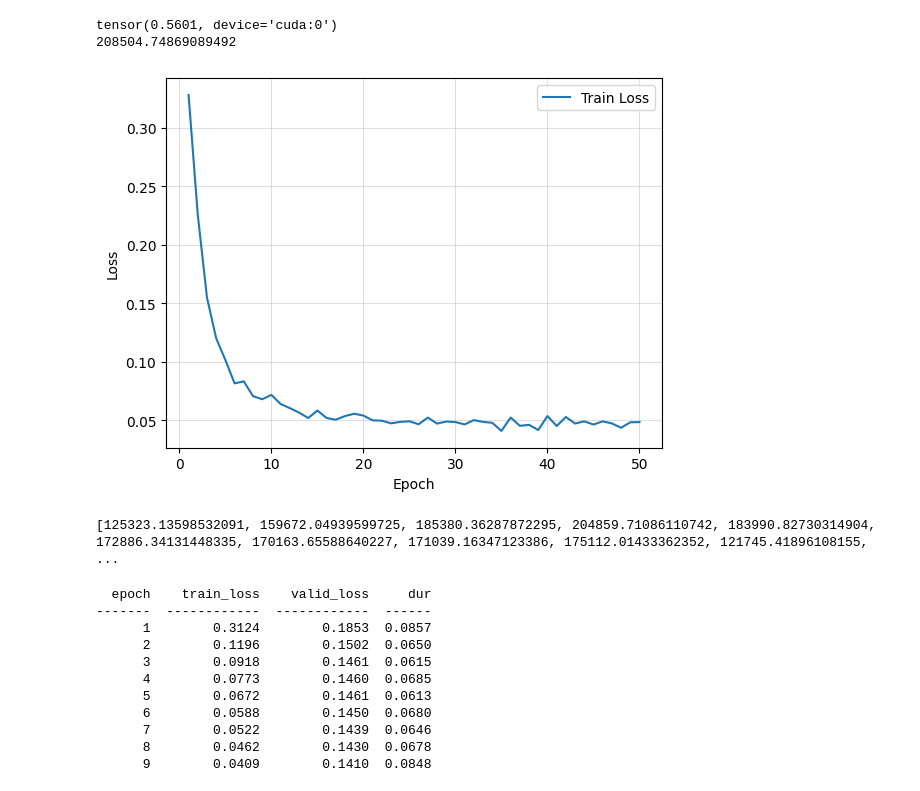
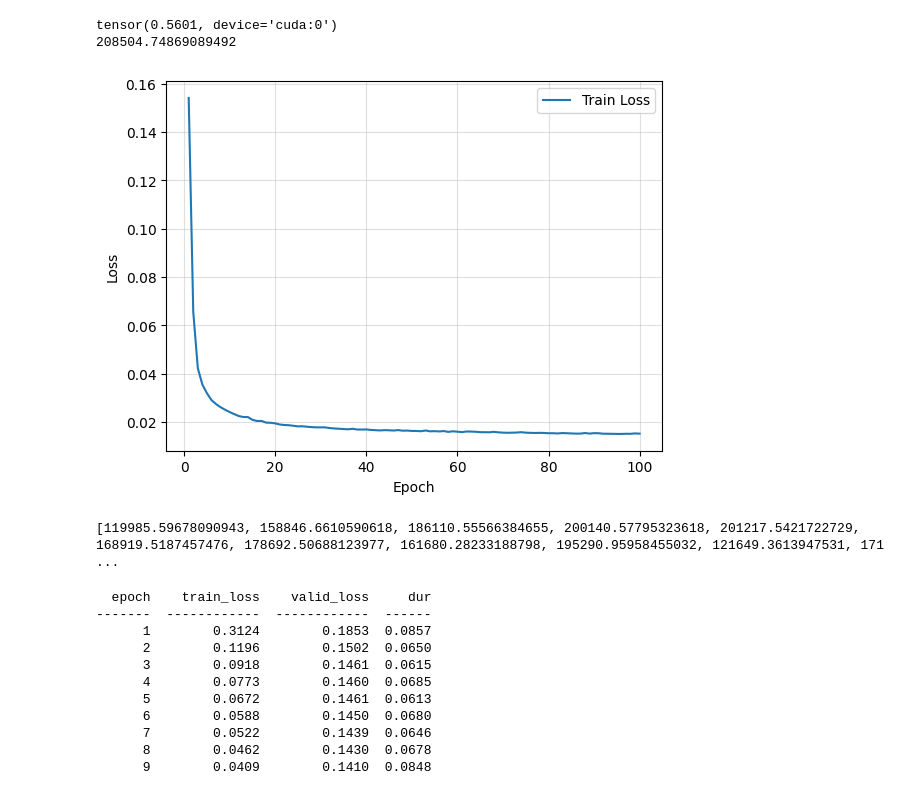
Before and after one commit to Jaachimsthal/kaggle, a Jupyter notebook: house_prices/house_prices_log.ipynb, the cells around one changed output. Cells and saved outputs as stored; diff of their text form; code cells hidden in the pictures.

```diff
--- a/house_prices/house_prices_log.ipynb
+++ b/house_prices/house_prices_log.ipynb
@@ -47,7 +47,10 @@ class Net(nn.Module):
         super().__init__()
         # self.dropout = nn.Dropout(0.001)
         # self.outputs = nn.Linear(all_features.shape[1], 1)
-        self.outputs = nn.Sequential(nn.Dropout(0.1), nn.Linear(all_features.shape[1], 1))
+        linear = nn.Linear(all_features.shape[1], 1)
+        nn.init.normal_(linear.weight, mean=0, std=0.01)
+        nn.init.zeros_(linear.bias)
+        self.outputs = nn.Sequential(linear)
 
     def forward(self, features: torch.Tensor) -> torch.Tensor:
         """前向传播
@@ -130,25 +133,25 @@ def pred(net: nn.Module, features: torch.Tensor, labels: torch.Tensor) -> tuple[
         return predes, losses
 # %%
 net = Net()
-train_losses = train(net=net, features=train_features, labels=train_labels, num_epochs=50, lr=0.001, weight_decay=0.001, batch_size=120)
+train_losses = train(net=net, features=train_features, labels=train_labels, num_epochs=100, lr=0.001, weight_decay=0.001, batch_size=64)
 
-plt.plot(list(range(1, 50+1)), train_losses, label='Train Loss')
+plt.plot(list(range(1, 100+1)), train_losses, label='Train Loss')
 plt.xlabel('Epoch')
 plt.ylabel('Loss')
 plt.grid(True, alpha=0.4)
 plt.legend(loc='upper right')
 plt.show()
 
 def create_submission() -> None:
     preds, _ = pred(net=net, features=tests_features, labels=None)
     print(preds)
     tests_data['SalePrice'] = pd.Series(preds)
     submission = pd.concat([tests_data['Id'], tests_data['SalePrice']], axis=1)
     submission.to_csv('submission_log_mlp.csv', index=False)
 create_submission()
 # %% [output]
-[figure, old version]
+[figure, new version]
-[125323.13598532091, 159672.04939599725, 185380.36287872295, 204859.71086110742, 183990.82730314904, 172886.34131448335, 170163.65588640227, 171039.16347123386, 175112.01433362352, 121745.41896108155, ...
+[119985.59678090943, 158846.6610590618, 186110.55566384655, 200140.57795323618, 201217.5421722729, 168919.5187457476, 178692.50688123977, 161680.28233188798, 195290.95958455032, 121649.3613947531, 171 ...
 # %%
 # K折交叉验证+网格搜索 寻找最佳参数
 from skorch import NeuralNetRegressor # 二分类任务、回归任务
```
Also changed, not shown: parts of 1 cell of this notebook, 1 other file.
